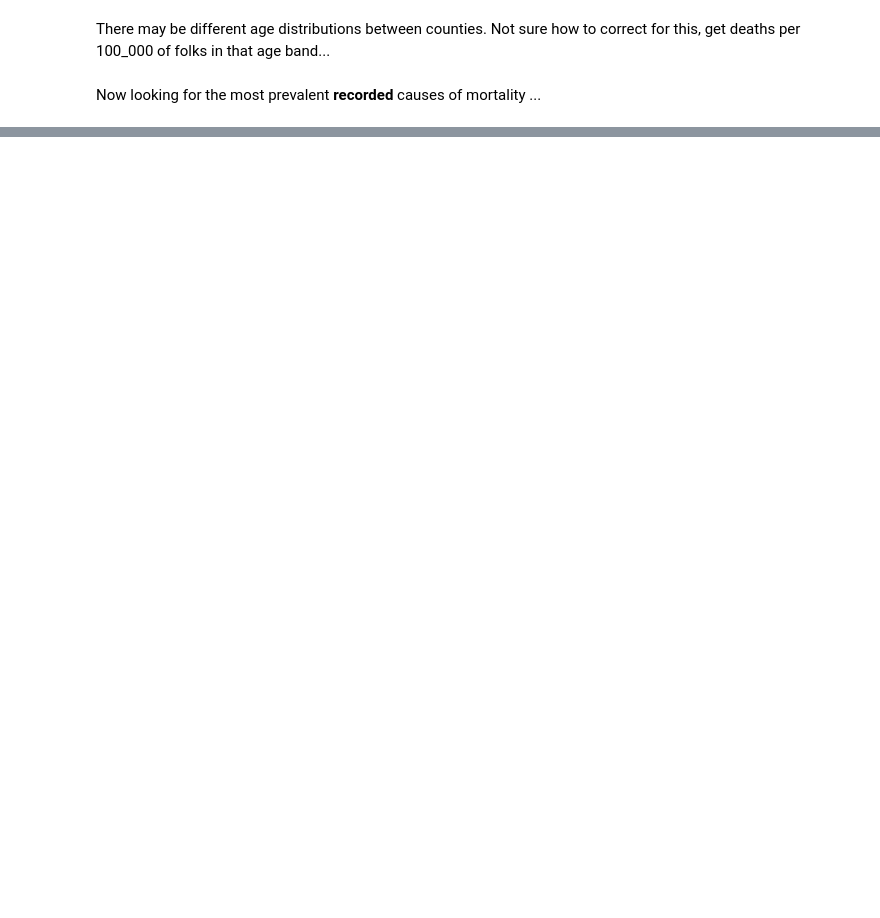
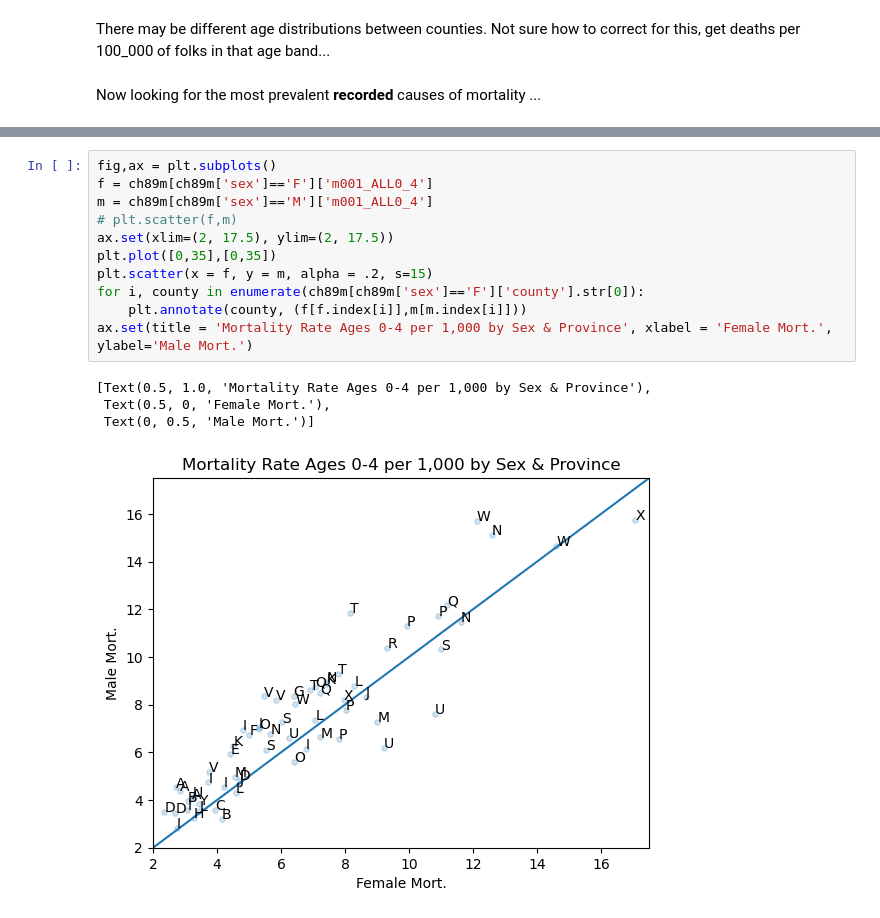
Before and after one commit to colbytse/community_health_project, a Jupyter notebook: will.ipynb, the cells around one changed output, grey strips where cells are left out. Cells and saved outputs as stored; diff of their text form; blank space fills up the shorter version.

```diff
--- a/will.ipynb
+++ b/will.ipynb
@@ -238,0 +385,16 @@ Name: mean, Length: 121, dtype: float64
+# %%
+fig,ax = plt.subplots()
+f = ch89m[ch89m['sex']=='F']['m001_ALL0_4']
+m = ch89m[ch89m['sex']=='M']['m001_ALL0_4']
+# plt.scatter(f,m)
+ax.set(xlim=(2, 17.5), ylim=(2, 17.5))
+plt.plot([0,35],[0,35])
+plt.scatter(x = f, y = m, alpha = .2, s=15)
+for i, county in enumerate(ch89m[ch89m['sex']=='F']['county'].str[0]):
+    plt.annotate(county, (f[f.index[i]],m[m.index[i]]))
+ax.set(title = 'Mortality Rate Ages 0-4 per 1,000 by Sex & Province', xlabel = 'Female Mort.', ylabel='Male Mort.')
+# %% [output]
+[Text(0.5, 1.0, 'Mortality Rate Ages 0-4 per 1,000 by Sex & Province'),
+ Text(0.5, 0, 'Female Mort.'),
+ Text(0, 0.5, 'Male Mort.')]
+[figure, added]
```
Also changed, not shown: parts of 58 cells of this notebook, 3 other files.
